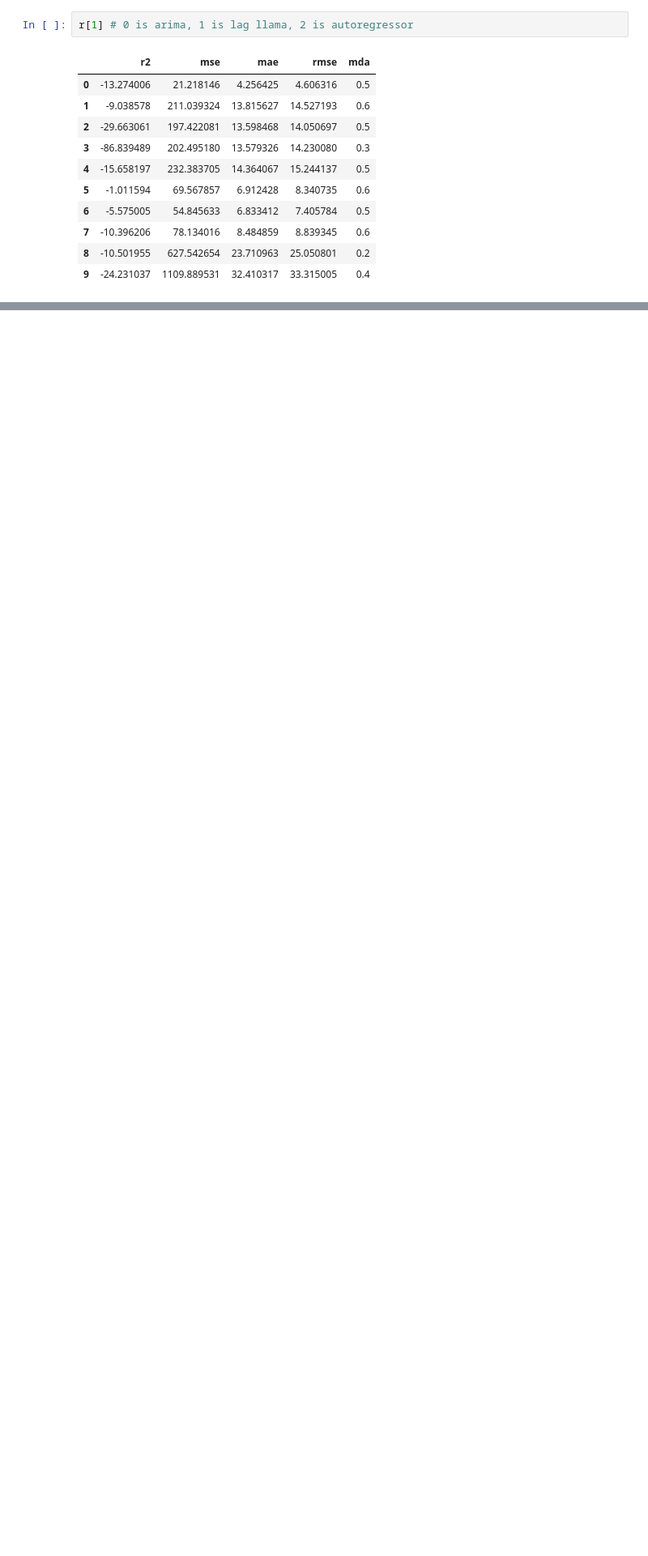
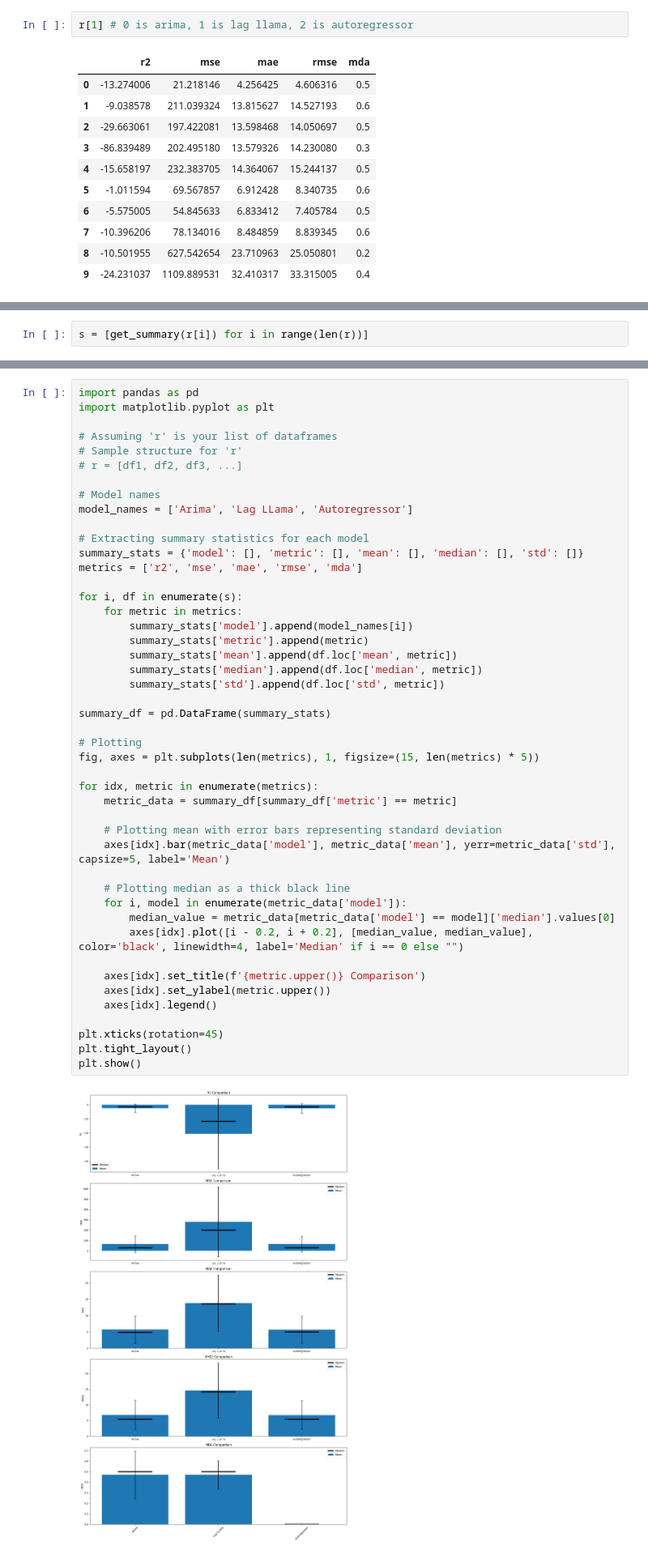
Before and after one commit to filip-topic/Time-Series-Foundation-Models-in-Financial-time-series-prediction, a Jupyter notebook: notebook.ipynb, the cells around one changed output, grey strips where cells are left out. Shown at 81% size. Cells and saved outputs as stored; diff of their text form; blank space fills up the shorter version.

Commit message:
added visualization of the summary in the main notebook

```diff
--- a/notebook.ipynb
+++ b/notebook.ipynb
@@ -356,0 +350,2 @@ get_summary(r[1])
+# %%
+s = [get_summary(r[i]) for i in range(len(r))]
@@ -356,0 +359,48 @@ get_summary(r[1])
+# %%
+import pandas as pd
+import matplotlib.pyplot as plt
+
+# Assuming 'r' is your list of dataframes
+# Sample structure for 'r'
+# r = [df1, df2, df3, ...]
+
+# Model names
+model_names = ['Arima', 'Lag LLama', 'Autoregressor']
+
+# Extracting summary statistics for each model
+summary_stats = {'model': [], 'metric': [], 'mean': [], 'median': [], 'std': []}
+metrics = ['r2', 'mse', 'mae', 'rmse', 'mda']
+
+for i, df in enumerate(s):
+    for metric in metrics:
+        summary_stats['model'].append(model_names[i])
+        summary_stats['metric'].append(metric)
+        summary_stats['mean'].append(df.loc['mean', metric])
+        summary_stats['median'].append(df.loc['median', metric])
+        summary_stats['std'].append(df.loc['std', metric])
+
+summary_df = pd.DataFrame(summary_stats)
+
+# Plotting
+fig, axes = plt.subplots(len(metrics), 1, figsize=(15, len(metrics) * 5))
+
+for idx, metric in enumerate(metrics):
+    metric_data = summary_df[summary_df['metric'] == metric]
+
+    # Plotting mean with error bars representing standard deviation
+    axes[idx].bar(metric_data['model'], metric_data['mean'], yerr=metric_data['std'], capsize=5, label='Mean')
+
+    # Plotting median as a thick black line
+    for i, model in enumerate(metric_data['model']):
+        median_value = metric_data[metric_data['model'] == model]['median'].values[0]
+        axes[idx].plot([i - 0.2, i + 0.2], [median_value, median_value], color='black', linewidth=4, label='Median' if i == 0 else "")
+
+    axes[idx].set_title(f'{metric.upper()} Comparison')
+    axes[idx].set_ylabel(metric.upper())
+    axes[idx].legend()
+
+plt.xticks(rotation=45)
+plt.tight_layout()
+plt.show()
+# %% [output]
+[figure, added]
```
Also changed, not shown: parts of 4 cells of this notebook.
